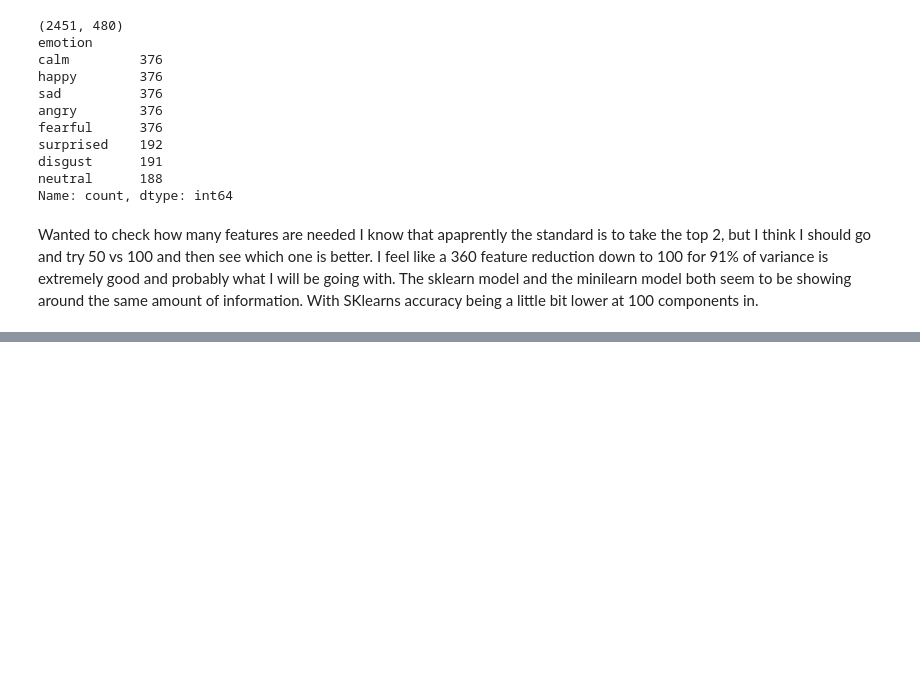
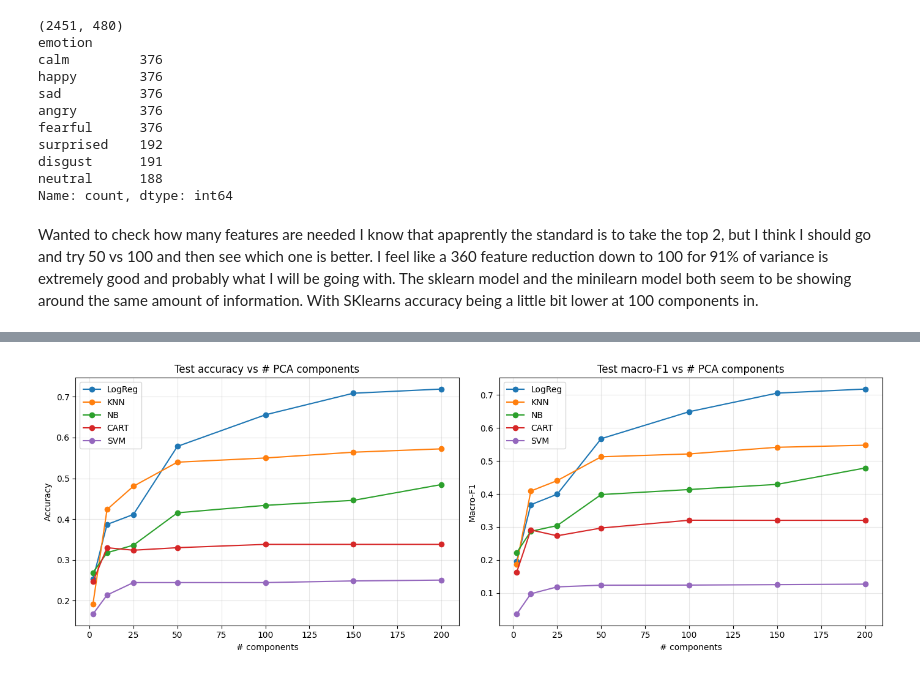
Before and after one commit to BradMartinMiami/SchoolProjectCSE432, a Jupyter notebook: SER_Project/notebooks/Dimensionalityreduction.ipynb, the cells around one changed output, grey strips where cells are left out. Drawn from its saved outputs; the diff is of its cells as text; code cells hidden in the pictures; blank space fills up the shorter version.

```diff
--- a/SER_Project/notebooks/Dimensionalityreduction.ipynb
+++ b/SER_Project/notebooks/Dimensionalityreduction.ipynb
@@ -124,0 +233,18 @@ First 100 components capture: 90.59%
+# %%
+# Plot accuracy and f1 vs # components for each model
+fig, axes = plt.subplots(1, 2, figsize=(14, 5))
+for name in model_factories.keys():
+    sub = sweep_df[sweep_df['Model'] == name]
+    axes[0].plot(sub['n_components'], sub['accuracy'], marker='o', label=name)
+    axes[1].plot(sub['n_components'], sub['f1_macro'], marker='o', label=name)
+
+axes[0].set_title("Test accuracy vs # PCA components")
+axes[0].set_xlabel("# components"); axes[0].set_ylabel("Accuracy"); axes[0].legend(); axes[0].grid(alpha=0.3)
+
+axes[1].set_title("Test macro-F1 vs # PCA components")
+axes[1].set_xlabel("# components"); axes[1].set_ylabel("Macro-F1"); axes[1].legend(); axes[1].grid(alpha=0.3)
+
+plt.tight_layout()
+plt.show()
+# %% [output]
+[figure, added]
```
Also changed, not shown: parts of 6 cells of this notebook, 1 other file.
